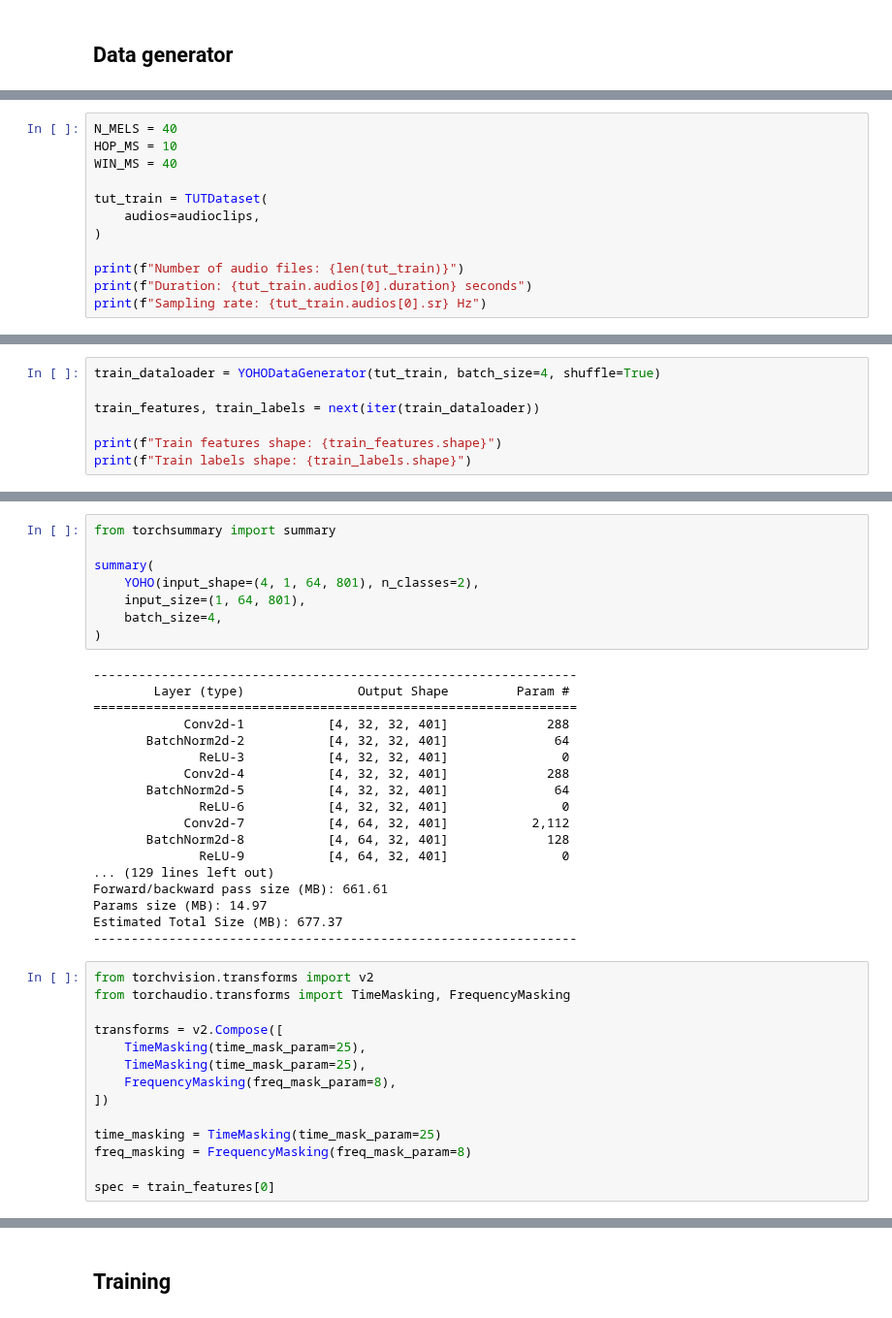
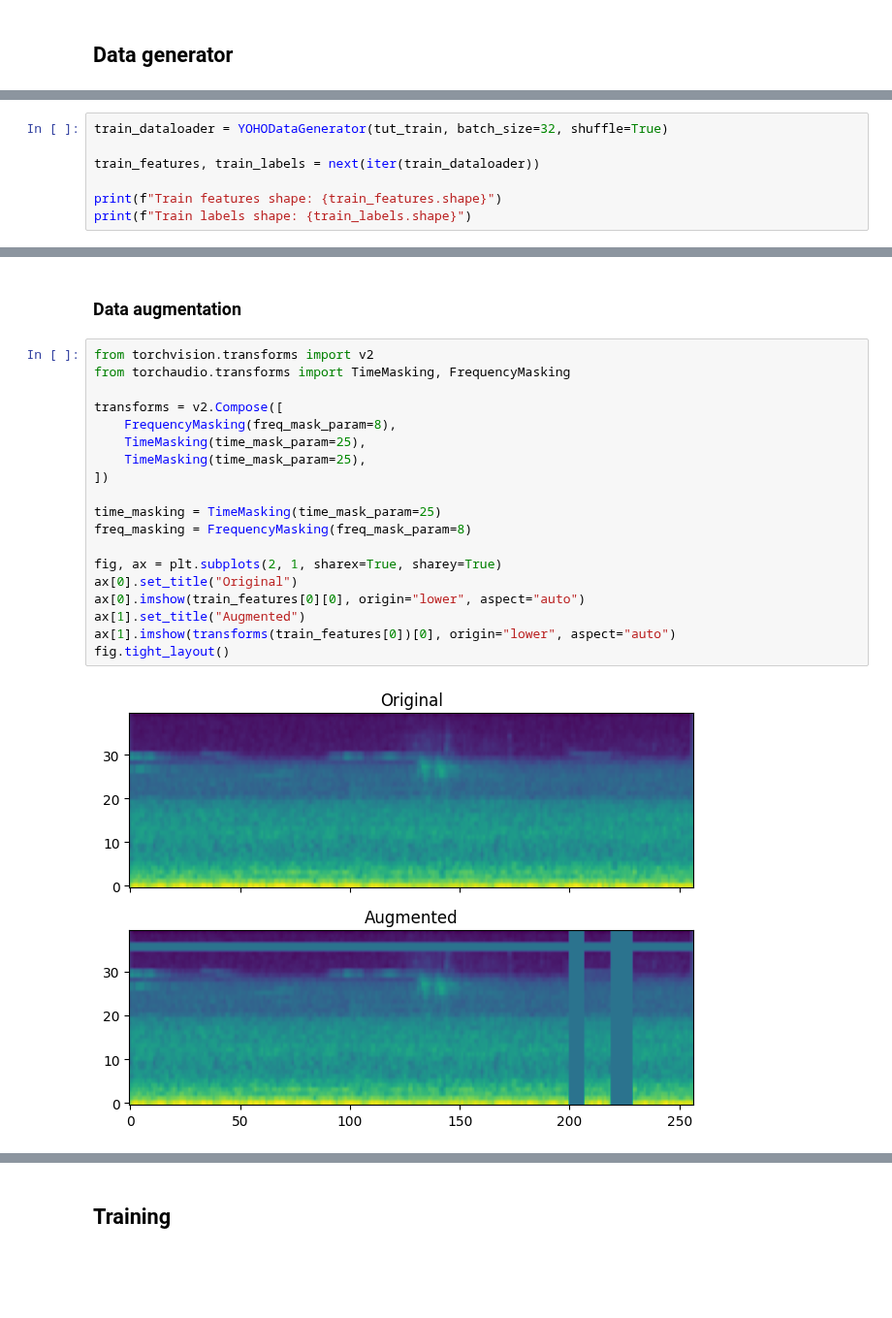
Before and after one commit to enstit/YOHO24, a Jupyter notebook: notebooks/01_train.ipynb, the cells around one changed output, grey strips where cells are left out. Shown at 97% size. Saved outputs shown, nothing was run; the diff lists cells and outputs as text; blank space fills up the shorter version.

```diff
--- a/notebooks/01_train.ipynb
+++ b/notebooks/01_train.ipynb
@@ -75,12 +96,0 @@ audioclips = [
-# %%
-N_MELS = 40
-HOP_MS = 10
-WIN_MS = 40
-
-tut_train = TUTDataset(
-    audios=audioclips,
-)
-
-print(f"Number of audio files: {len(tut_train)}")
-print(f"Duration: {tut_train.audios[0].duration} seconds")
-print(f"Sampling rate: {tut_train.audios[0].sr} Hz")
@@ -91,5 +99,5 @@ Sampling rate: 44100 Hz
 # %%
-train_dataloader = YOHODataGenerator(tut_train, batch_size=4, shuffle=True)
+train_dataloader = YOHODataGenerator(tut_train, batch_size=32, shuffle=True)
 
 train_features, train_labels = next(iter(train_dataloader))
 
@@ -118,40 +109,23 @@ torch.Size([8, 18, 9])
-# %%
-from torchsummary import summary
-
-summary(
-    YOHO(input_shape=(4, 1, 64, 801), n_classes=2),
-    input_size=(1, 64, 801),
-    batch_size=4,
-)
-# %% [output]
-----------------------------------------------------------------
-        Layer (type)               Output Shape         Param #
-================================================================
-            Conv2d-1           [4, 32, 32, 401]             288
-       BatchNorm2d-2           [4, 32, 32, 401]              64
-              ReLU-3           [4, 32, 32, 401]               0
-            Conv2d-4           [4, 32, 32, 401]             288
-       BatchNorm2d-5           [4, 32, 32, 401]              64
-              ReLU-6           [4, 32, 32, 401]               0
-            Conv2d-7           [4, 64, 32, 401]           2,112
-       BatchNorm2d-8           [4, 64, 32, 401]             128
-              ReLU-9           [4, 64, 32, 401]               0
-... (129 lines left out)
-Forward/backward pass size (MB): 661.61
-Params size (MB): 14.97
-Estimated Total Size (MB): 677.37
-----------------------------------------------------------------
+# %% [markdown]
+### Data augmentation
 # %%
 from torchvision.transforms import v2
 from torchaudio.transforms import TimeMasking, FrequencyMasking
 
 transforms = v2.Compose([
+    FrequencyMasking(freq_mask_param=8),
     TimeMasking(time_mask_param=25),
     TimeMasking(time_mask_param=25),
-    FrequencyMasking(freq_mask_param=8),
 ])
 
 time_masking = TimeMasking(time_mask_param=25)
 freq_masking = FrequencyMasking(freq_mask_param=8)
 
-spec = train_features[0]
+fig, ax = plt.subplots(2, 1, sharex=True, sharey=True)
+ax[0].set_title("Original")
+ax[0].imshow(train_features[0][0], origin="lower", aspect="auto")
+ax[1].set_title("Augmented")
+ax[1].imshow(transforms(train_features[0])[0], origin="lower", aspect="auto")
+fig.tight_layout()
+# %% [output]
+[figure, added]
```
Also changed, not shown: parts of 23 cells of this notebook, 14 other files.
